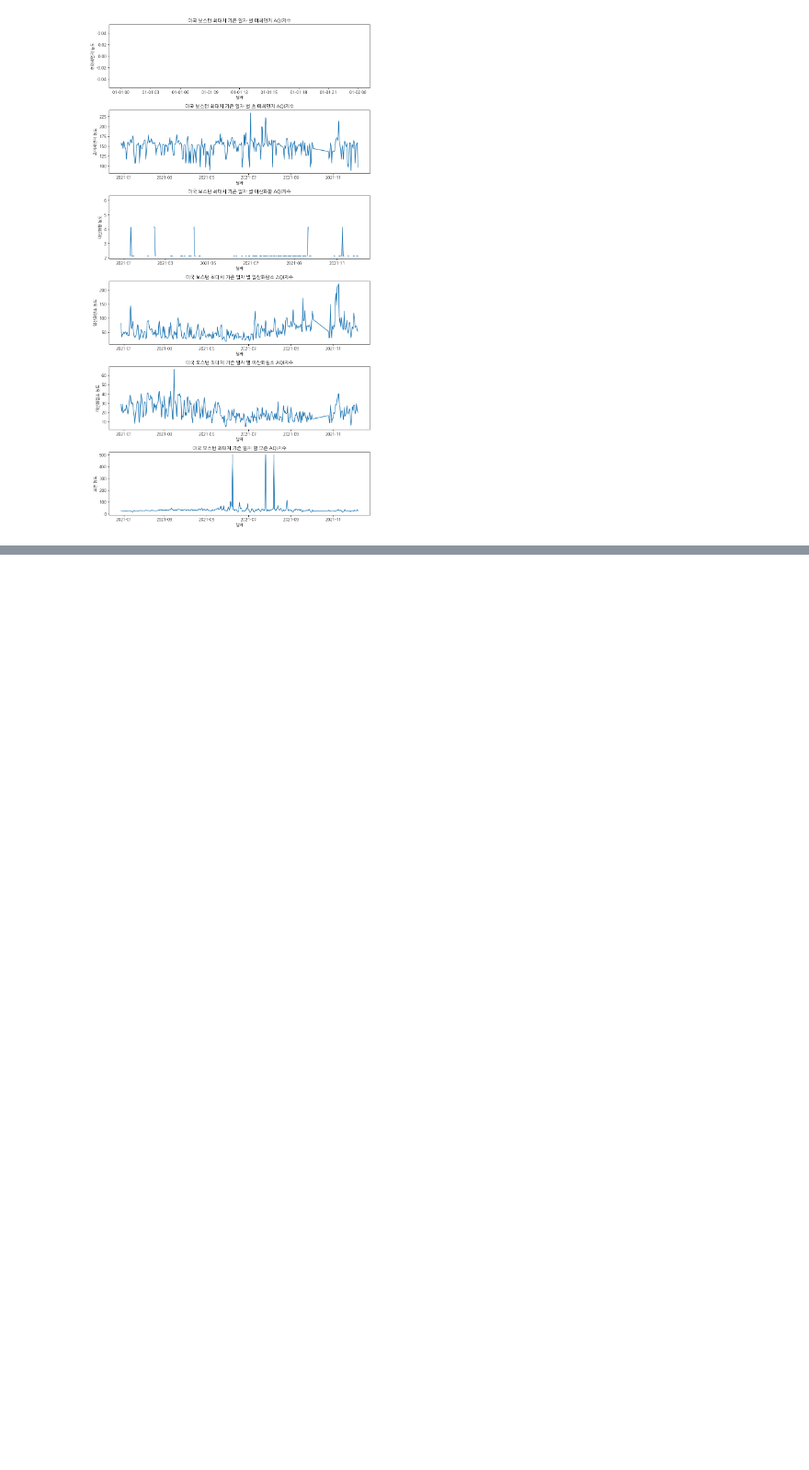
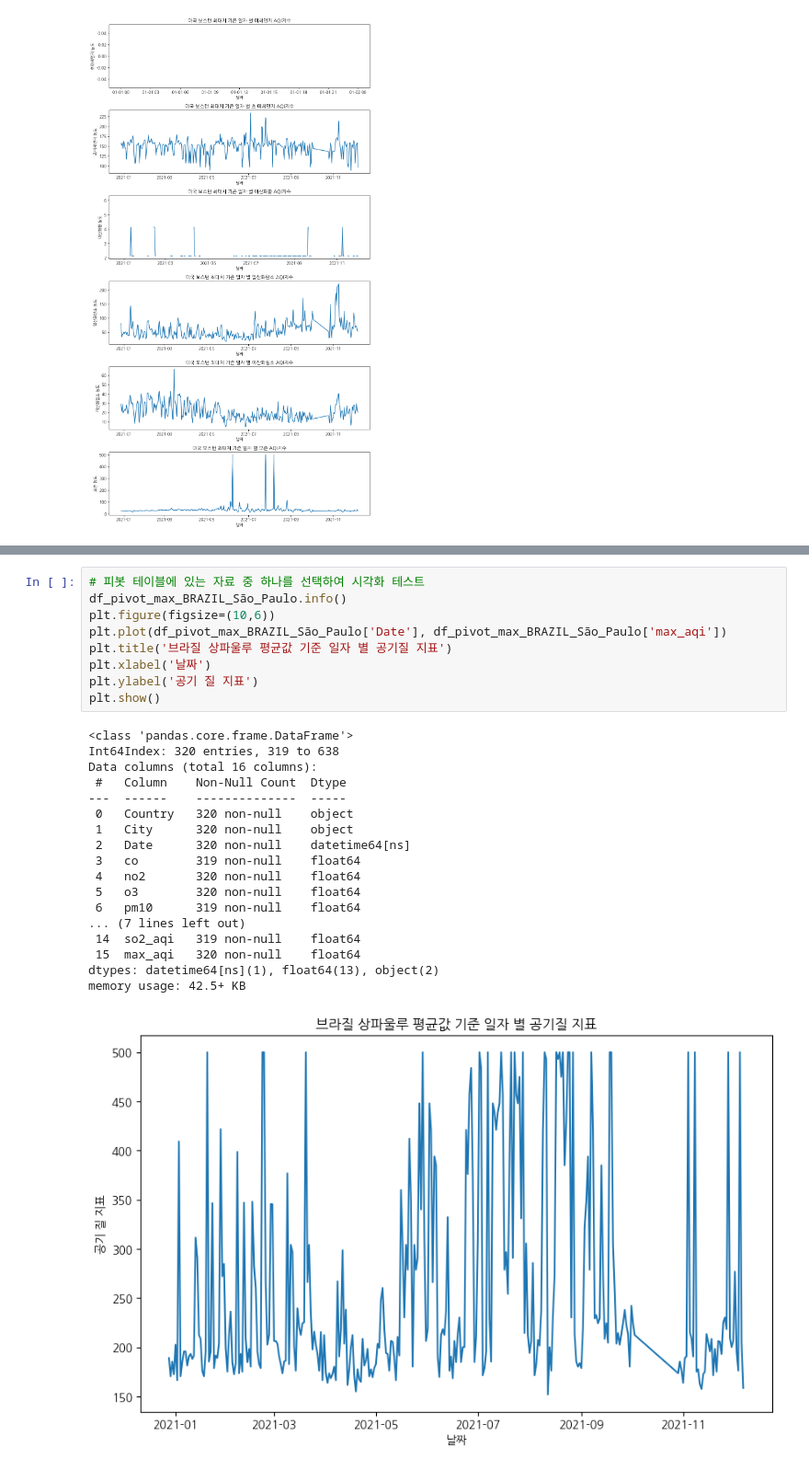
Before and after one commit to kdj0712/study_data_analytics, a Jupyter notebook: docs/quests/EDAs/EDA_kaggle_air_quality_in_covid19_ipynb.ipynb, the cells around one changed output, grey strips where cells are left out. Shown at 92% size. Cells and saved outputs as stored; diff of their text form; blank space fills up the shorter version.

```diff
--- a/docs/quests/EDAs/EDA_kaggle_air_quality_in_covid19_ipynb.ipynb
+++ b/docs/quests/EDAs/EDA_kaggle_air_quality_in_covid19_ipynb.ipynb
@@ -364,0 +400,28 @@ plt.show()
+# %%
+# 피봇 테이블에 있는 자료 중 하나를 선택하여 시각화 테스트
+df_pivot_max_BRAZIL_São_Paulo.info()
+plt.figure(figsize=(10,6))
+plt.plot(df_pivot_max_BRAZIL_São_Paulo['Date'], df_pivot_max_BRAZIL_São_Paulo['max_aqi'])
+plt.title('브라질 상파울루 평균값 기준 일자 별 공기질 지표')
+plt.xlabel('날짜')
+plt.ylabel('공기 질 지표')
+plt.show()
+# %% [output]
+<class 'pandas.core.frame.DataFrame'>
+Int64Index: 320 entries, 319 to 638
+Data columns (total 16 columns):
+ #   Column    Non-Null Count  Dtype
+---  ------    --------------  -----
+ 0   Country   320 non-null    object
+ 1   City      320 non-null    object
+ 2   Date      320 non-null    datetime64[ns]
+ 3   co        319 non-null    float64
+ 4   no2       320 non-null    float64
+ 5   o3        320 non-null    float64
+ 6   pm10      319 non-null    float64
+... (7 lines left out)
+ 14  so2_aqi   319 non-null    float64
+ 15  max_aqi   320 non-null    float64
+dtypes: datetime64[ns](1), float64(13), object(2)
+memory usage: 42.5+ KB
+[figure, added]
```
Also changed, not shown: parts of 1 cell of this notebook.
